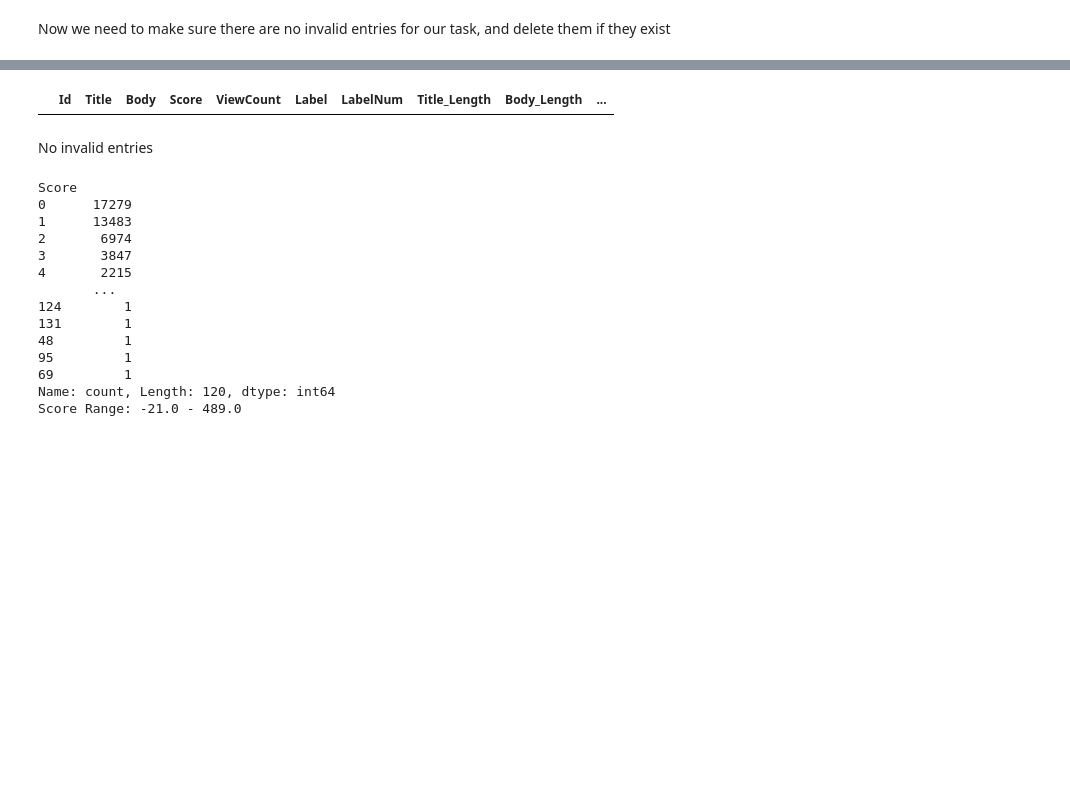
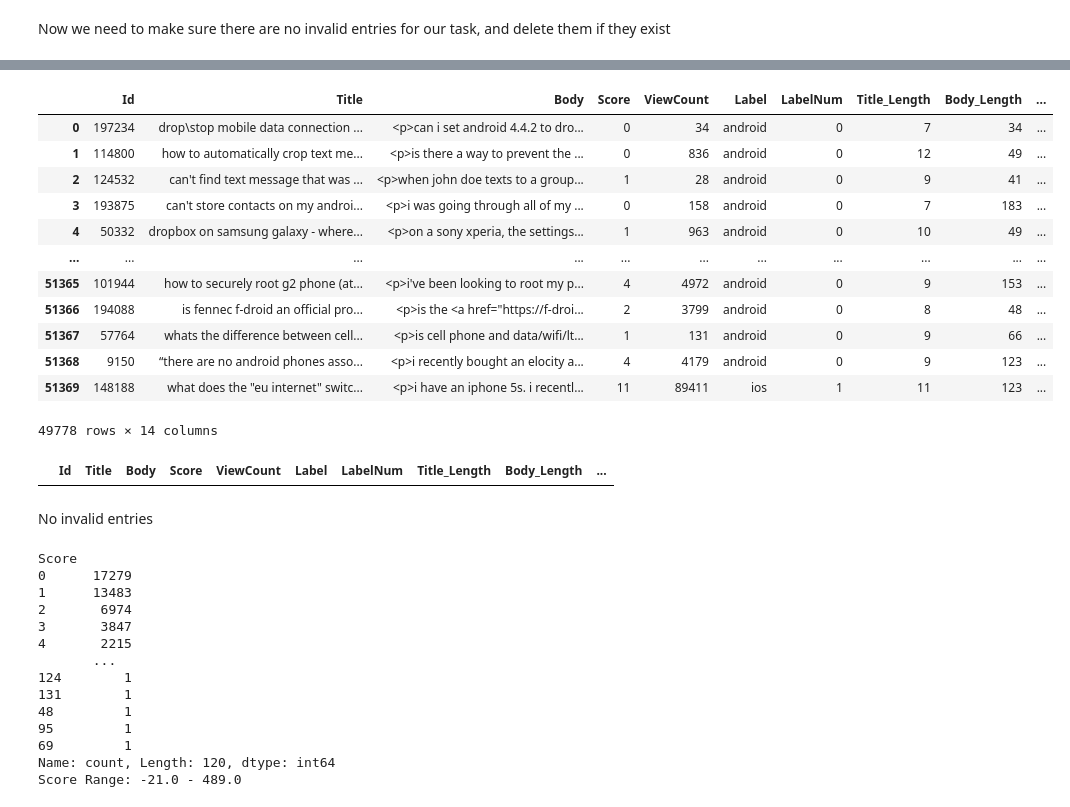
Before and after one commit to MohamedAssemz/NLP, a Jupyter notebook: NLP_Reg_Task.ipynb, the cells around one changed output, grey strips where cells are left out. Cells and saved outputs as stored; diff of their text form; code cells hidden in the pictures; blank space fills up the shorter version.

```diff
--- a/NLP_Reg_Task.ipynb
+++ b/NLP_Reg_Task.ipynb
@@ -31,6 +32,23 @@ reg_data.head(20)
 | 17 | 156426 | mobile data is turned off but pro... | <p>i have turned off cellular dat... | 1 | 420 | android | 0 | 10 | 49 | ... |
 | 18 | 191312 | show more notifications on lock s... | <p>like seriously, how can i show... | 2 | 50 | android | 0 | 6 | 44 | ... |
 | 19 | 160998 | syncronizing audio and ebook? | <p>so the actual problem that i'm... | 0 | 41 | android | 0 | 4 | 251 | ... |
+# %%
+data_no_neg = reg_data[(reg_data['Score'] >= 0)]
+data_no_neg
+# %% [output]
+|  | Id | Title | Body | Score | ViewCount | Label | LabelNum | Title_Length | Body_Length | ... |
+| 0 | 197234 | drop\stop mobile data connection ... | <p>can i set android 4.4.2 to dro... | 0 | 34 | android | 0 | 7 | 34 | ... |
+| 1 | 114800 | how to automatically crop text me... | <p>is there a way to prevent the ... | 0 | 836 | android | 0 | 12 | 49 | ... |
+| 2 | 124532 | can't find text message that was ... | <p>when john doe texts to a group... | 1 | 28 | android | 0 | 9 | 41 | ... |
+| 3 | 193875 | can't store contacts on my androi... | <p>i was going through all of my ... | 0 | 158 | android | 0 | 7 | 183 | ... |
+| 4 | 50332 | dropbox on samsung galaxy - where... | <p>on a sony xperia, the settings... | 1 | 963 | android | 0 | 10 | 49 | ... |
+| ... | ... | ... | ... | ... | ... | ... | ... | ... | ... | ... |
+| 51365 | 101944 | how to securely root g2 phone (at... | <p>i've been looking to root my p... | 4 | 4972 | android | 0 | 9 | 153 | ... |
+| 51366 | 194088 | is fennec f-droid an official pro... | <p>is the <a href="https://f-droi... | 2 | 3799 | android | 0 | 8 | 48 | ... |
+| 51367 | 57764 | whats the difference between cell... | <p>is cell phone and data/wifi/lt... | 1 | 131 | android | 0 | 9 | 66 | ... |
+| 51368 | 9150 | “there are no android phones asso... | <p>i recently bought an elocity a... | 4 | 4179 | android | 0 | 9 | 123 | ... |
+| 51369 | 148188 | what does the "eu internet" switc... | <p>i have an iphone 5s. i recentl... | 11 | 89411 | ios | 1 | 11 | 123 | ... |
+49778 rows × 14 columns
 # %%
 # Check for entries with viewCount = 0 and score > 0
 invalid_entries = reg_data[(reg_data['ViewCount'] == 0) & (reg_data['Score'] > 0)]
```
Also changed, not shown: parts of 10 cells of this notebook, 1 other file.
